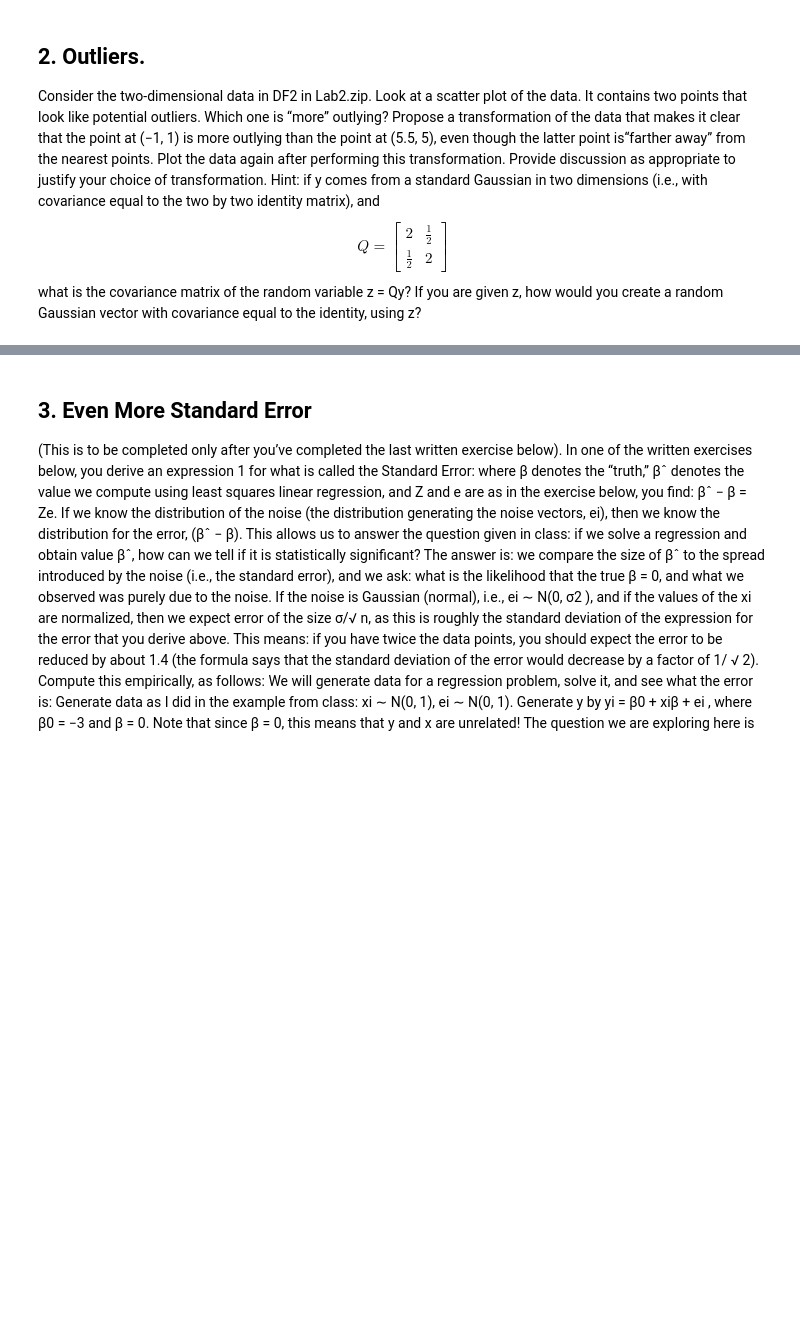
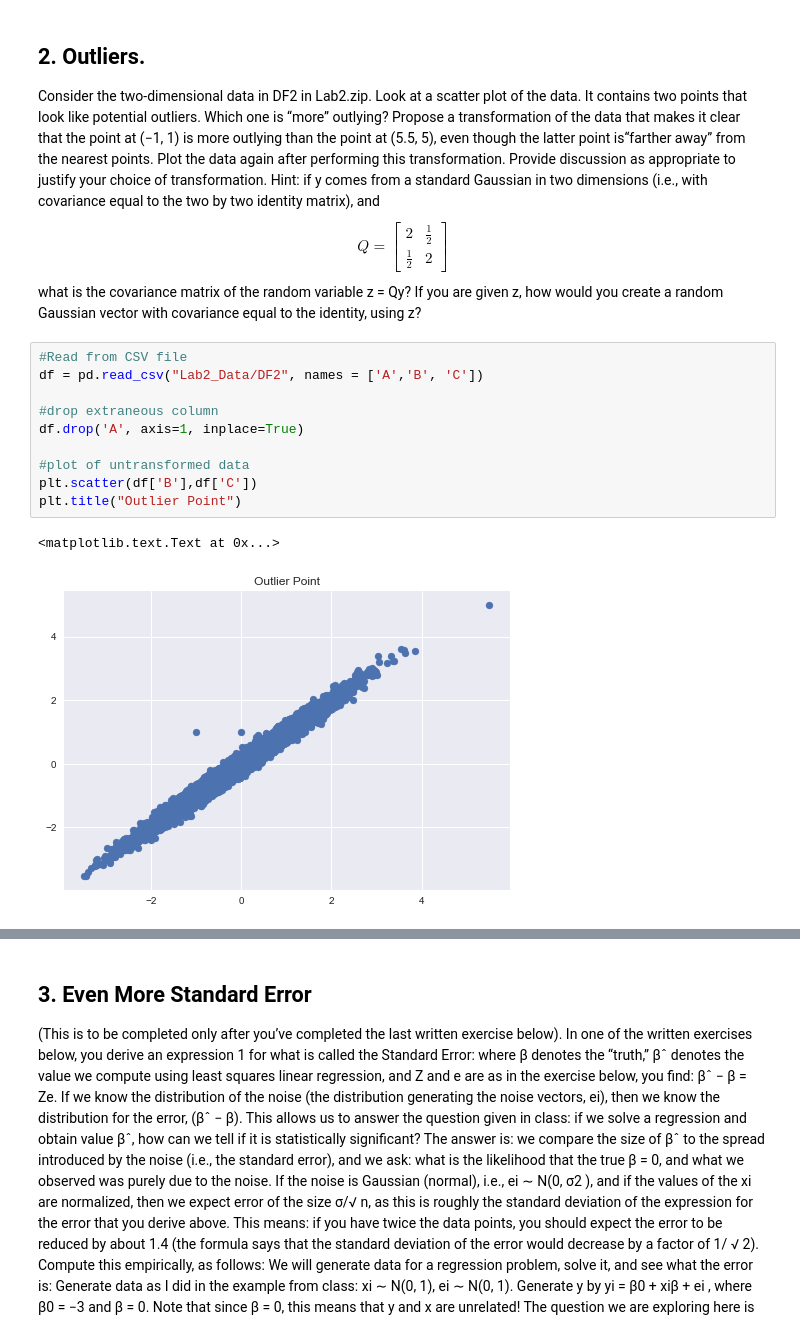
Before and after one commit to Ada520/DSLab, a Jupyter notebook: Lab2/Lab2.ipynb, the cells around one changed output, grey strips where cells are left out. Drawn from its saved outputs; the diff is of its cells as text; blank space fills up the shorter version.

```diff
--- a/Lab2/Lab2.ipynb
+++ b/Lab2/Lab2.ipynb
@@ -123,3 +141,16 @@ $$Q = \begin{bmatrix}
 \end{bmatrix}$$
 what is the covariance matrix of the random variable z = Qy? If you are given z, how would
 you create a random Gaussian vector with covariance equal to the identity, using z?
+# %%
+#Read from CSV file
+df = pd.read_csv("Lab2_Data/DF2", names = ['A','B', 'C'])
+
+#drop extraneous column
+df.drop('A', axis=1, inplace=True)
+
+#plot of untransformed data
+plt.scatter(df['B'],df['C'])
+plt.title("Outlier Point")
+# %% [output]
+<matplotlib.text.Text at 0x...>
+[figure, added]
```
Also changed, not shown: parts of 11 cells of this notebook, 1 other file.
